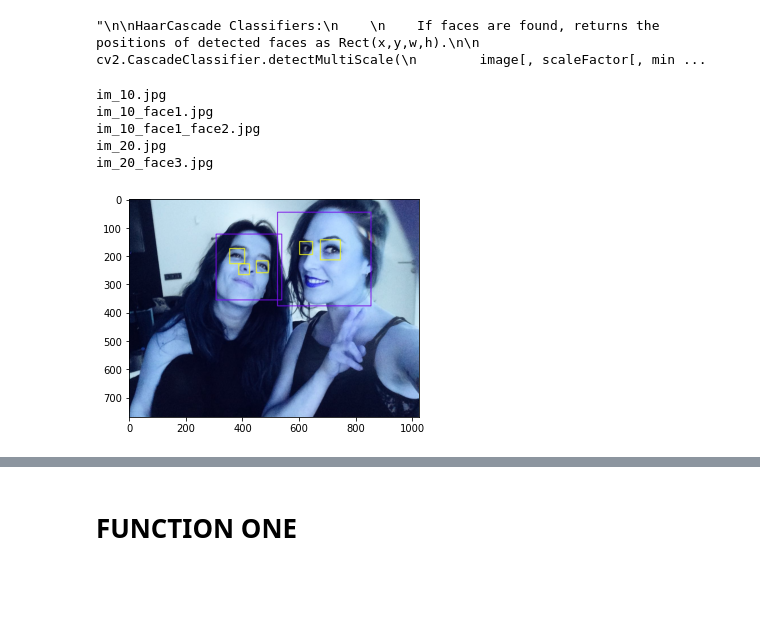
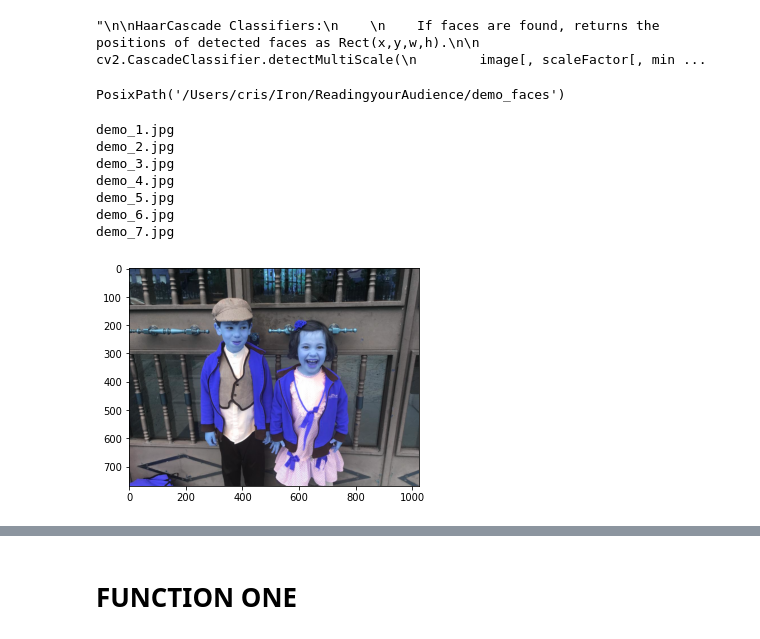
Before and after one commit to CristinaCallejo/AudienceResearch, a Jupyter notebook: notebooks/jn3_haarcascade.ipynb, the cells around one changed output, grey strips where cells are left out. Saved outputs shown, nothing was run; the diff lists cells and outputs as text; code cells hidden in the pictures; blank space fills up the shorter version.

Commit message:
found color correspondance for np

```diff
--- a/notebooks/jn3_haarcascade.ipynb
+++ b/notebooks/jn3_haarcascade.ipynb
@@ -54,10 +54,16 @@ HaarCascade Classifiers:
     # https://towardsdatascience.com/computer-vision-detecting-objects-using-haar-cascade-classifier-4585472829a9
 # %% [output]
 "\n\nHaarCascade Classifiers:\n    \n    If faces are found, returns the positions of detected faces as Rect(x,y,w,h).\n\n    cv2.CascadeClassifier.detectMultiScale(\n        image[, scaleFactor[, min ...
+# %%
+dir_demo = Path.cwd().parent/'demo'
+dir_demo_faces = Path.cwd().parent/'demo_faces'
+dir_imgs= Path.cwd().parent/'imgs'
+dir_imgs_faces = Path.cwd().parent/'imgs_faces'
+# %%
+dir_demo.parent/'demo_faces'
+# %% [output]
+PosixPath('/Users/cris/Iron/ReadingyourAudience/demo_faces')
 # %%
-dir_imgs_demo = Path.cwd().parent/'imgs_demo'
-dir_faces = Path.cwd().parent/'imgs_faces'
-
 def detect_face_eyes_smile(pth):
     counter_imgs = 0
     counter_faces = 0
@@ -94,7 +100,8 @@ def detect_face_eyes_smile(pth):
                     img,
                     (fx,fy),
                     (fx+fw,fy+fh),
-                    (127,0,255),
+                    #(127,0,255),
+                    (255,255,0),
                     2
                 )
                 #cv2.imshow('img',img)
@@ -114,7 +121,9 @@ def detect_face_eyes_smile(pth):
                         roi_color,
                         (sx, sy),
                         (sx + sw, sy + sh),
-                        (255, 0, 130),
+                        #(255, 0, 130),
+                        #(0,220,80),
+                        (80,180,15),
                         3
                     )
                 #cv2_imshow(img)
@@ -133,33 +142,39 @@ def detect_face_eyes_smile(pth):
                         roi_color,
                         (ex , ey),
                         (ex + ew, ey + eh),
-                        (255,255,0),
+                        #(255,255,0),
+                        (127,0,255),
                         2
                     )
                     #cv2.imshow('img',img)
                     #cv2.waitKey(1)
 
-            # save images with detected regions
-            file_to_save = file.name.replace(".",f"_face{counter_imgs}.")
-            cv2.imwrite(str(pth/file_to_save),img)
-            counter_imgs = 0
+                # save images with detected regions
+                file_to_save = file.name.replace(".",f"_face{counter_faces}.")
+                #cv2.imwrite(str(pth.parent/'demo_faces'/file_to_save),img)
+                cv2.imwrite(str(pth.parent/'demo_faces'/file_to_save),roi_color)
+                counter_imgs = 0
 
             # show the output frame
             cv2.imshow("img", img)
-            key = cv2.waitKey(1) & 0xFF
+            key = cv2.waitKey(3) & 0xFF
 
         # if the `q` key was pressed, break from the loop
             if key == ord("q"):
+                # do a bit of cleanup
+                cv2.destroyAllWindows()
                 break
 
     # do a bit of cleanup
     cv2.destroyAllWindows()
 # %%
-detect_face_eyes_smile(dir_imgs_demo)
+detect_face_eyes_smile(dir_demo)
 # %% [output]
-im_10.jpg
-im_10_face1.jpg
-im_10_face1_face2.jpg
-im_20.jpg
-im_20_face3.jpg
+demo_1.jpg
+demo_2.jpg
+demo_3.jpg
+demo_4.jpg
+demo_5.jpg
+demo_6.jpg
+demo_7.jpg
-[figure, old version]
+[figure, new version]
```
Also changed, not shown: parts of 21 cells of this notebook.
